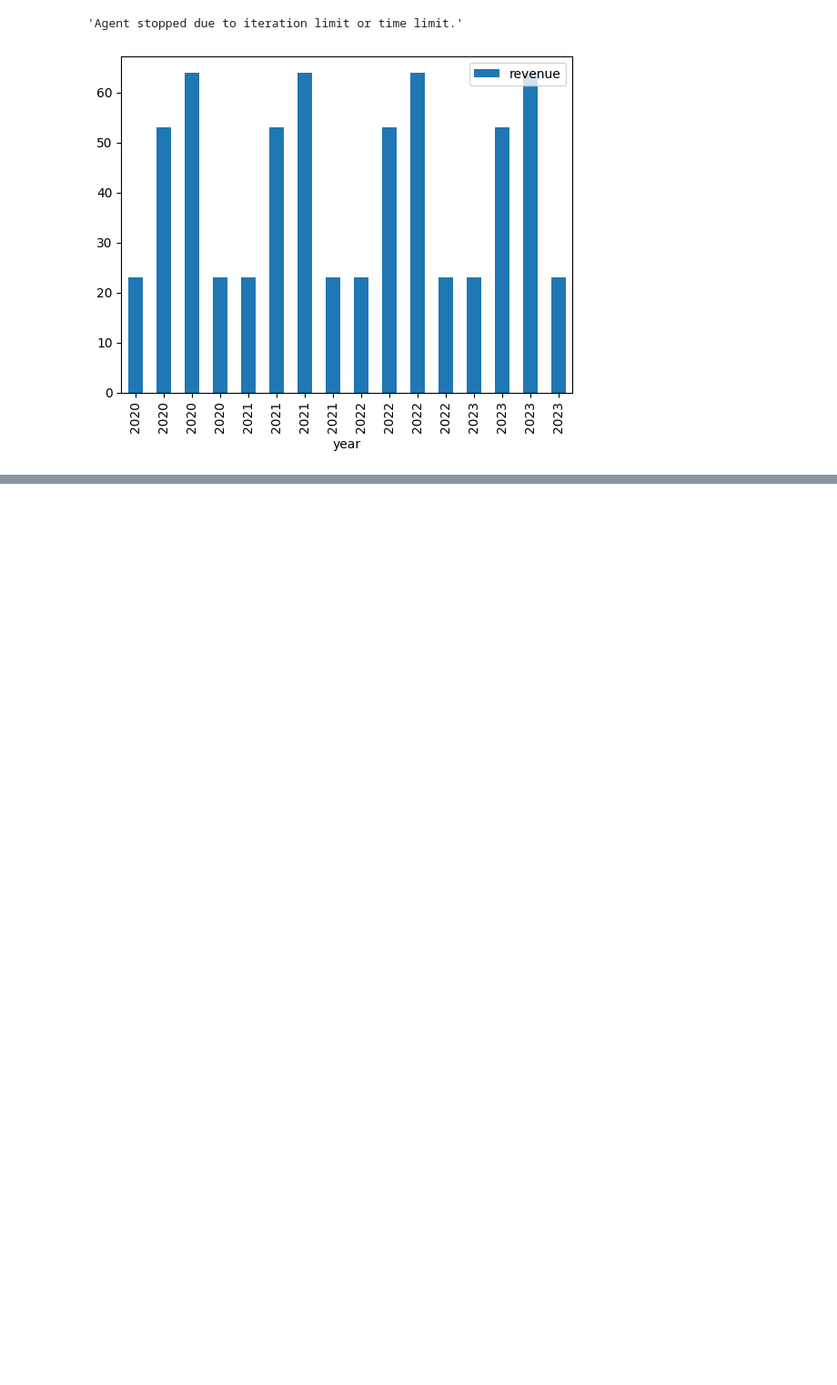
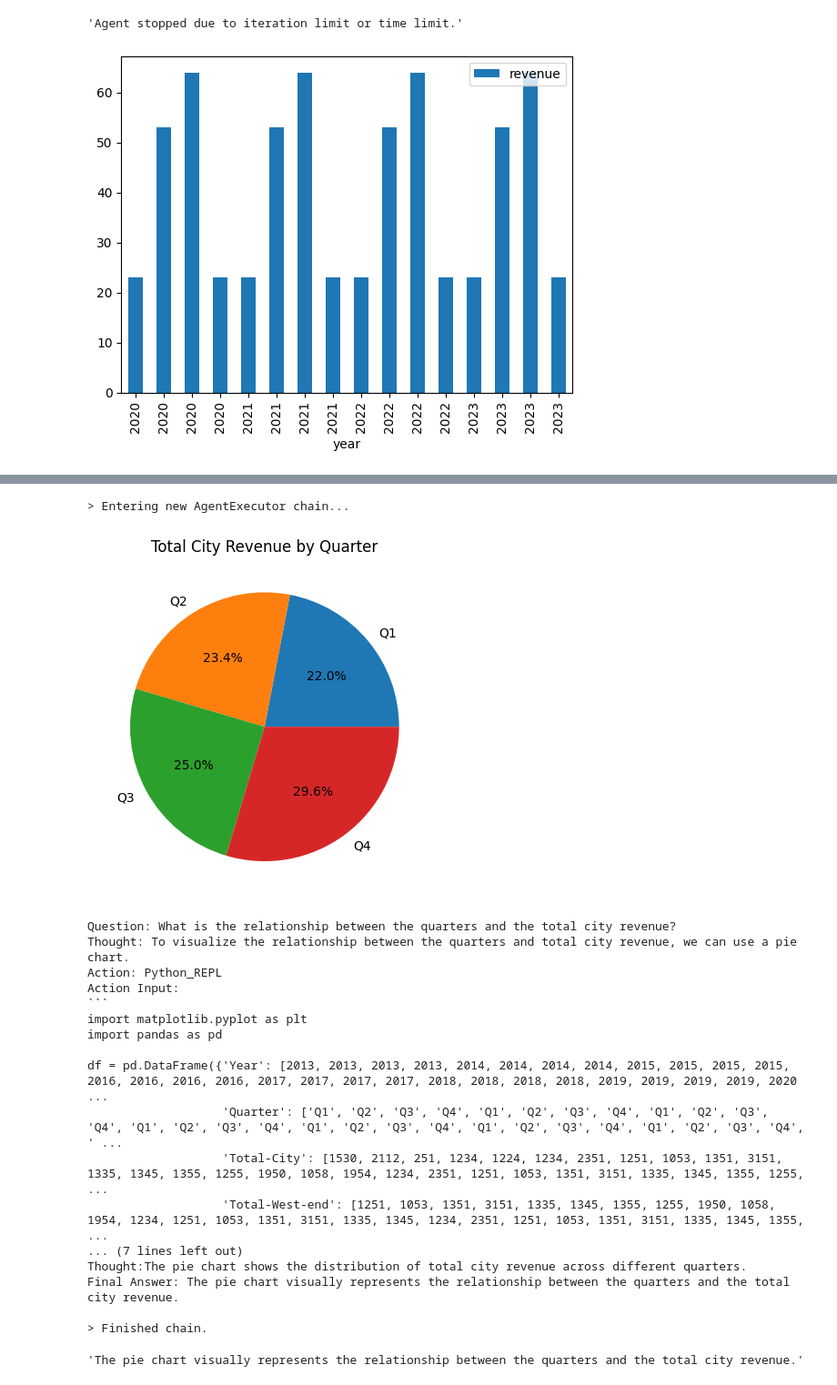
Before and after one commit to Flexday-Solutions/llm-chart-gen, a Jupyter notebook: chart-gen.ipynb, the cells around one changed output, grey strips where cells are left out. Shown at 91% size. Cells and saved outputs as stored; diff of their text form; code cells hidden in the pictures; blank space fills up the shorter version.

````diff
--- a/chart-gen.ipynb
+++ b/chart-gen.ipynb
@@ -297,0 +340,2 @@ Thought:
+# %%
+plot_executer.run(input="Plot a pie chart between Quarter and Total-City", dataframe=df)
@@ -297,0 +370,2 @@ Thought:
+# %%
+plot_executer.run(input="plot a bar chart", dataframe=df)
@@ -297,0 +392,23 @@ Thought:
+# %%
+plot_executer.run(input="Plot a pie chart between Quarter and Total-City", dataframe=df)
+# %% [output]
+> Entering new AgentExecutor chain...
+[figure, added]
+Question: What is the relationship between the quarters and the total city revenue?
+Thought: To visualize the relationship between the quarters and total city revenue, we can use a pie chart.
+Action: Python_REPL
+Action Input:
+```
+import matplotlib.pyplot as plt
+import pandas as pd
+
+df = pd.DataFrame({'Year': [2013, 2013, 2013, 2013, 2014, 2014, 2014, 2014, 2015, 2015, 2015, 2015, 2016, 2016, 2016, 2016, 2017, 2017, 2017, 2017, 2018, 2018, 2018, 2018, 2019, 2019, 2019, 2019, 2020 ...
+                   'Quarter': ['Q1', 'Q2', 'Q3', 'Q4', 'Q1', 'Q2', 'Q3', 'Q4', 'Q1', 'Q2', 'Q3', 'Q4', 'Q1', 'Q2', 'Q3', 'Q4', 'Q1', 'Q2', 'Q3', 'Q4', 'Q1', 'Q2', 'Q3', 'Q4', 'Q1', 'Q2', 'Q3', 'Q4', ' ...
+                   'Total-City': [1530, 2112, 251, 1234, 1224, 1234, 2351, 1251, 1053, 1351, 3151, 1335, 1345, 1355, 1255, 1950, 1058, 1954, 1234, 2351, 1251, 1053, 1351, 3151, 1335, 1345, 1355, 1255, ...
+                   'Total-West-end': [1251, 1053, 1351, 3151, 1335, 1345, 1355, 1255, 1950, 1058, 1954, 1234, 1251, 1053, 1351, 3151, 1335, 1345, 1234, 2351, 1251, 1053, 1351, 3151, 1335, 1345, 1355,  ...
+... (7 lines left out)
+Thought:The pie chart shows the distribution of total city revenue across different quarters.
+Final Answer: The pie chart visually represents the relationship between the quarters and the total city revenue.
+
+> Finished chain.
+'The pie chart visually represents the relationship between the quarters and the total city revenue.'
````
Also changed, not shown: parts of 20 cells of this notebook.
